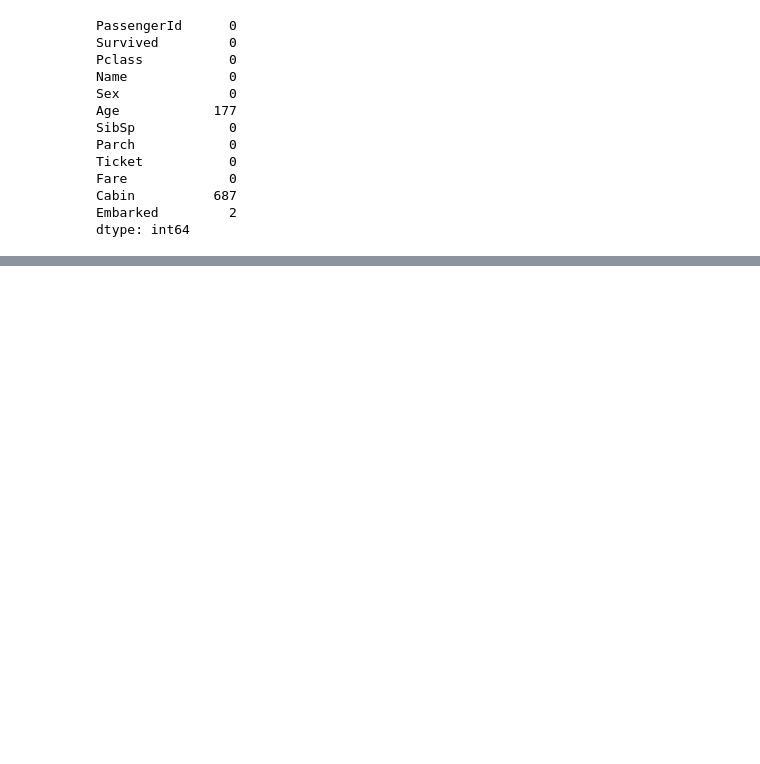
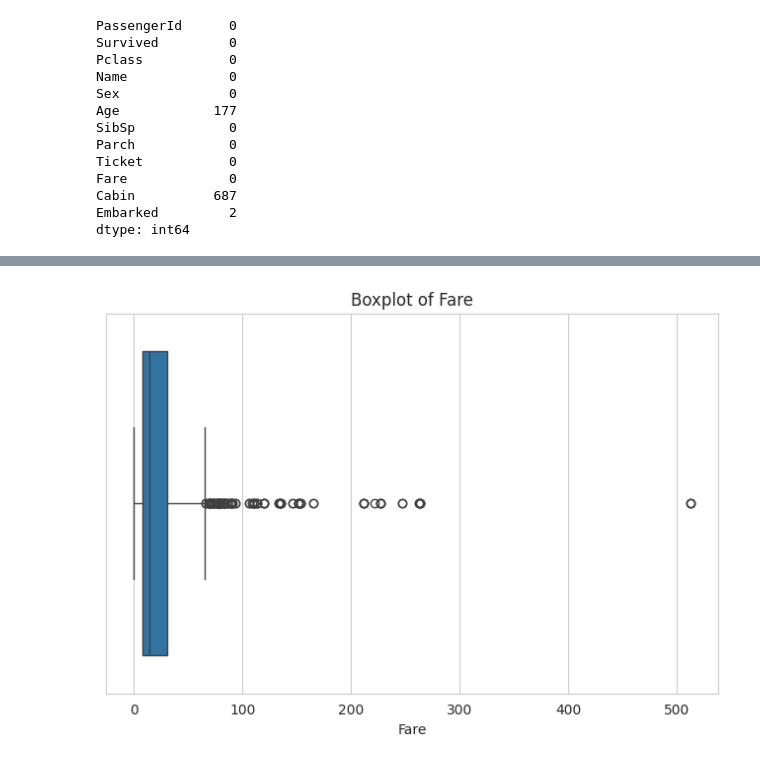
Before and after one commit to abeerahateeq/neurofive-ml-track, a Jupyter notebook: Titanic_EDA.ipynb, the cells around one changed output, grey strips where cells are left out. Drawn from its saved outputs; the diff is of its cells as text; code cells hidden in the pictures; blank space fills up the shorter version.

```diff
--- a/Titanic_EDA.ipynb
+++ b/Titanic_EDA.ipynb
@@ -92,0 +167,7 @@ dtype: int64
+# %%
+plt.figure(figsize=(8,5))
+sns.boxplot(x=df['Fare'])
+plt.title("Boxplot of Fare")
+plt.show()
+# %% [output]
+[figure, added]
```
Also changed, not shown: parts of 10 cells of this notebook.
